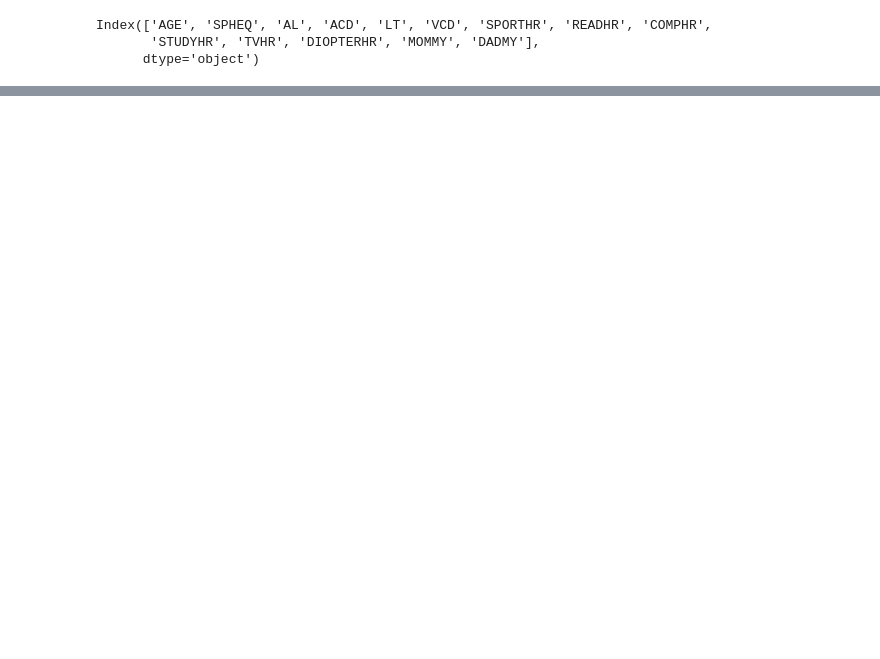
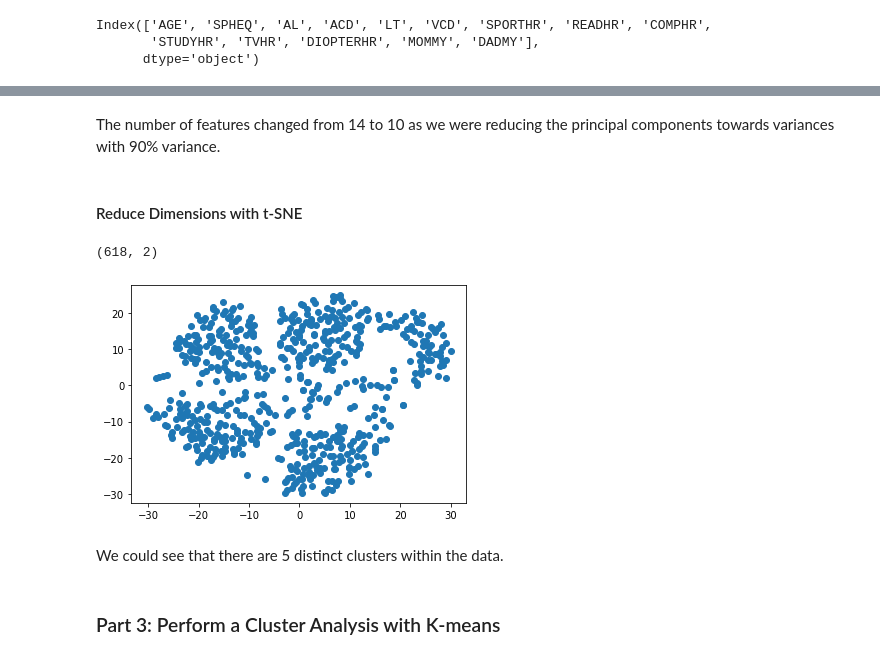
Before and after one commit to kle96/unsupervised-machine-learning-challenge, a Jupyter notebook: myopia_analysis.ipynb, the cells around one changed output, grey strips where cells are left out. Saved outputs shown, nothing was run; the diff lists cells and outputs as text; code cells hidden in the pictures; blank space fills up the shorter version.

Commit message:
Completed K-means clustering

```diff
--- a/myopia_analysis.ipynb
+++ b/myopia_analysis.ipynb
@@ -25,0 +76,4 @@ Index(['AGE', 'SPHEQ', 'AL', 'ACD', 'LT', 'VCD', 'SPORTHR', 'READHR', 'COMPHR',
+# %%
+# Create a list of the column names for principal components
+pc_list = [f"principal component {x}" for x in range(1, len(myopia_pca[0])+1)]
+pc_list
@@ -25,0 +91,3 @@ Index(['AGE', 'SPHEQ', 'AL', 'ACD', 'LT', 'VCD', 'SPORTHR', 'READHR', 'COMPHR',
+# %%
+myopia_df_pca = pd.DataFrame(data = myopia_pca, columns= pc_list)
+myopia_df_pca.head()
@@ -25,0 +101,4 @@ Index(['AGE', 'SPHEQ', 'AL', 'ACD', 'LT', 'VCD', 'SPORTHR', 'READHR', 'COMPHR',
+# %% [markdown]
+The number of features changed from 14 to 10 as we were reducing the principal components towards variances with 90% variance.
+# %% [markdown]
+#### Reduce Dimensions with t-SNE
@@ -25,0 +107,13 @@ Index(['AGE', 'SPHEQ', 'AL', 'ACD', 'LT', 'VCD', 'SPORTHR', 'READHR', 'COMPHR',
+# %%
+tsne = TSNE(learning_rate=150)
+tsne_features = tsne.fit_transform(myopia_df_pca)
+tsne_features.shape
+# %% [output]
+(618, 2)
+# %%
+# Plot the data
+# The first column of transformed features
+myopia_df_pca['x'] = tsne_features[:,0]
+
+# The second column of transformed features
+myopia_df_pca['y'] = tsne_features[:,1]
@@ -25,0 +122,9 @@ Index(['AGE', 'SPHEQ', 'AL', 'ACD', 'LT', 'VCD', 'SPORTHR', 'READHR', 'COMPHR',
+# %%
+plt.scatter(myopia_df_pca['x'], myopia_df_pca['y'])
+plt.show()
+# %% [output]
+[figure, added]
+# %% [markdown]
+We could see that there are 5 distinct clusters within the data.
+# %% [markdown]
+### Part 3: Perform a Cluster Analysis with K-means
```
Also changed, not shown: parts of 19 cells of this notebook.
